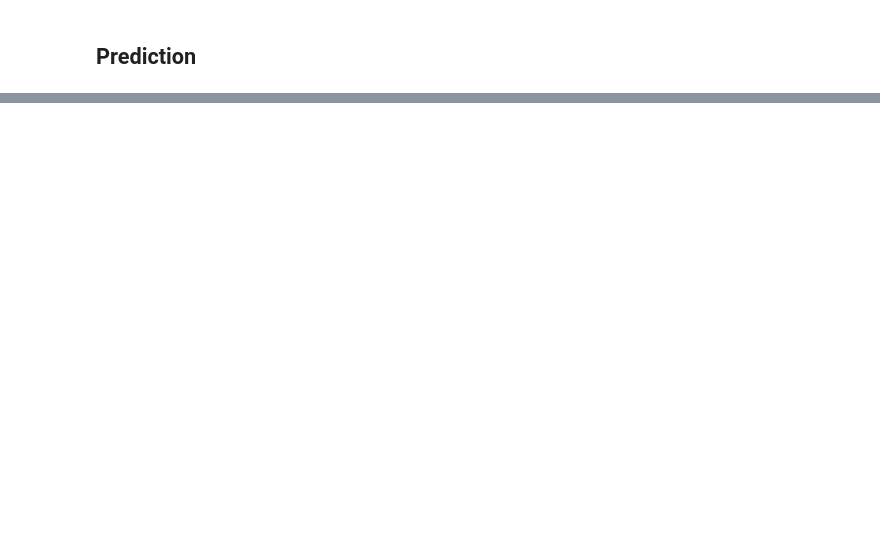
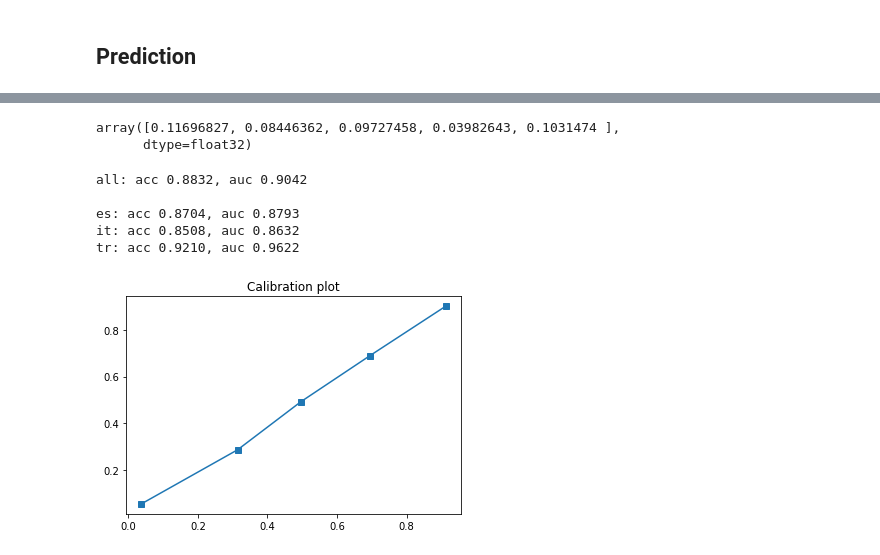
Before and after one commit to papkov/jigsaw-multilingual, a Jupyter notebook: notebooks/training.ipynb, the cells around one changed output, grey strips where cells are left out. Drawn from its saved outputs; the diff is of its cells as text; code cells hidden in the pictures; blank space fills up the shorter version.

```diff
--- a/notebooks/training.ipynb
+++ b/notebooks/training.ipynb
@@ -143,15 +199,17 @@ reload(trainer)
 # %%
 # we may optimize only head (with encoder pretrained)
 # optimizer = AdamW(model.head.parameters(), lr=1e-4)
-optimizer = AdamW(model.parameters(), lr=1e-4, weight_decay=1e-6)
-criterion = trainer.FocalLoss(gamma=2)
-scheduler = get_linear_schedule_with_warmup(optimizer, 5, 5)
+optimizer = AdamW(model.parameters(), lr=1e-4)
+# scheduler = torch.optim.lr_scheduler.CosineAnnealingWarmRestarts(optimizer, 4, T_mult=2, eta_min=0, last_epoch=-1)
+# criterion = trainer.FocalLoss(gamma=2)
+# criterion = trainer.DenseCrossEntropy(label_smoothing=0.1)
+# scheduler = get_linear_schedule_with_warmup(optimizer, 5, 5)
+
+trnr = trainer.Trainer('custom_head_bn_bias=False_rerun_2', model,
+                       loader_train, loader_valid, loader_test,
+                       epochs=20,
+                       monitor='val_loss',
+                       optimizer=optimizer,
+#                        criterion=criterion,
+#                        scheduler=scheduler,
+                      )
-# %%
-trnr = trainer.Trainer('head', model,
-                       loader_train, loader_valid, loader_test,
-                       epochs=10,
-                       monitor='val_loss',
-                       optimizer=optimizer,
-#                        criterion=criterion,
-#                        scheduler=scheduler,
-                      )
@@ -200,2 +227,4 @@ Saved model to ../checkpoints//head_last.pth
 # %% [markdown]
 ## Prediction
+# %%
+trnr.load_checkpoint()
@@ -203,0 +243,23 @@ pred, loss, acc, auc = trnr.validate()
+# %%
+smpred = softmax(pred / 1, 1)[:,1]
+smpred[:5]
+# %% [output]
+array([0.11696827, 0.08446362, 0.09727458, 0.03982643, 0.1031474 ],
+      dtype=float32)
+# %%
+
+acc = accuracy_score(valid.y, np.round(smpred))
+auc = roc_auc_score(valid.y, smpred)
+print(f'all: acc {acc:.4f}, auc {auc:.4f}\n')
+
+for lang in ['es', 'it', 'tr']:
+    mask = valid.dataset['lang'] == lang
+    acc = accuracy_score(valid.y[mask], np.round(smpred[mask]))
+    auc = roc_auc_score(valid.y[mask], smpred[mask])
+    print(f'{lang}: acc {acc:.4f}, auc {auc:.4f}')
+# %% [output]
+all: acc 0.8832, auc 0.9042
+
+es: acc 0.8704, auc 0.8793
+it: acc 0.8508, auc 0.8632
+tr: acc 0.9210, auc 0.9622
@@ -203,0 +270,6 @@ pred, loss, acc, auc = trnr.validate()
+# %%
+plt.plot(*calibration_curve(valid.y, smpred), 's-')
+plt.title('Calibration plot')
+plt.show()
+# %% [output]
+[figure, added]
```
Also changed, not shown: parts of 32 cells of this notebook, 7 other files.
